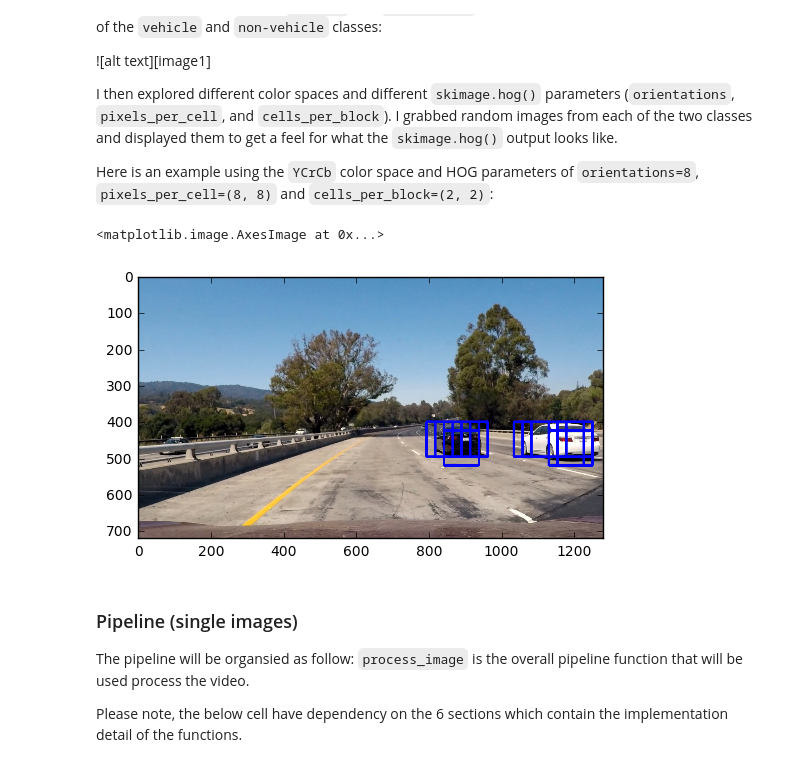
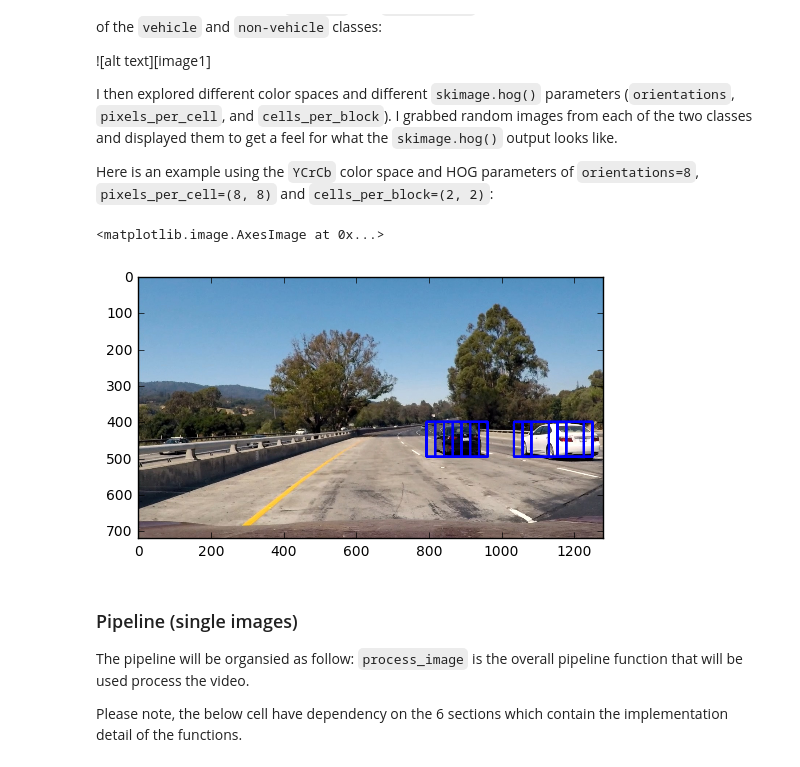
Before and after one commit to halolee/CarND-Vehicle-Detection, a Jupyter notebook: P5.ipynb, the cells around one changed output. Saved outputs shown, nothing was run; the diff lists cells and outputs as text; code cells hidden in the pictures.

```diff
--- a/P5.ipynb
+++ b/P5.ipynb
@@ -148,4 +153,14 @@ def extract_features(imgs, cspace='RGB', spatial_size=(32, 32),
         features.append(np.concatenate((spatial_features, hist_features, hog_features)))
 
     return features
+
+def draw_boxes(img, bboxes, color=(0, 0, 255), thick=6):
+    # Make a copy of the image
+    draw_img = np.copy(img)
+    # Iterate through the bounding boxes
+    for bbox in bboxes:
+        # Draw a rectangle given bbox coordinates
+        cv2.rectangle(draw_img, bbox[0], bbox[1], color, thick)
+    # Return the image copy with boxes drawn
+    return draw_img
 # %%
@@ -284,16 +288,8 @@ def train_SVC_if_needed():
 
 train_SVC_if_needed()
 # %%
-import matplotlib.image as mpimg
-import matplotlib.pyplot as plt
-import numpy as np
-import pickle
-import cv2
-
-img = mpimg.imread('./test_images/test1.jpg')
-
 # Define a single function that can extract features using hog sub-sampling and make predictions
-def find_cars(img):
+def find_cars(img, ystart, ystop, scale):
     dist_pickle = pickle.load( open("svc_pickle.p", "rb" ) )
     svc = dist_pickle["svc"]
     X_scaler = dist_pickle["scaler"]
@@ -302,11 +298,7 @@ def find_cars(img):
     cell_per_block = dist_pickle["cell_per_block"]
     spatial_size = dist_pickle["spatial_size"]
     hist_bins = dist_pickle["hist_bins"]
-    ystart = 400
-    ystop = 656
-    scale = 1.5
 
-    draw_img = np.copy(img)
     img = img.astype(np.float32)/255
 
     img_tosearch = img[ystart:ystop,:,:]
@@ -348,37 +340,50 @@ def find_cars(img):
             hog_features = np.hstack((hog_feat1, hog_feat2, hog_feat3))
 
             xleft = xpos*pix_per_cell
             ytop = ypos*pix_per_cell
 
             # Extract the image patch
             subimg = cv2.resize(ctrans_tosearch[ytop:ytop+window, xleft:xleft+window], (64,64))
 
             # Get color features
             spatial_features = bin_spatial(subimg, size=spatial_size)
             hist_features = color_hist(subimg, nbins=hist_bins)
 
             # Scale features and make a prediction
             test_features = X_scaler.transform(np.hstack((spatial_features, hist_features, hog_features)).reshape(1, -1))
             #test_features = X_scaler.transform(np.hstack((shape_feat, hist_feat)).reshape(1, -1))
             test_prediction = svc.predict(test_features)
 
             if test_prediction == 1:
                 xbox_left = np.int(xleft*scale)
                 ytop_draw = np.int(ytop*scale)
                 win_draw = np.int(window*scale)
                 topLeft = (xbox_left, ytop_draw+ystart)
                 bottomRight = (xbox_left+win_draw,ytop_draw+win_draw+ystart)
                 local_box_list.append((topLeft, bottomRight))
-                cv2.rectangle(draw_img,topLeft, bottomRight,(0,0,255),6)
 
-    return draw_img, local_box_list
+    return local_box_list
 
-out_img, box_list = find_cars(img)
+image = mpimg.imread('./test_images/test1.jpg')
+
+ystart = 400
+ystop = 520
+scale = 1.5
+box_scale1 = find_cars(image, ystart, ystop, scale)
+
+ystart = 480
+ystop = 580
+scale = 3
+box_scale2 = find_cars(image, ystart, ystop, scale)
+
+box_list = box_scale1 + box_scale2
+
+out_img = draw_boxes(img, box_list)
 
 plt.imshow(out_img)
 # %% [output]
 <matplotlib.image.AxesImage at 0x...>
-[figure, old version]
+[figure, new version]
 # %% [markdown]
 ### Pipeline (single images)
 
```
Also changed, not shown: parts of 5 cells of this notebook.
